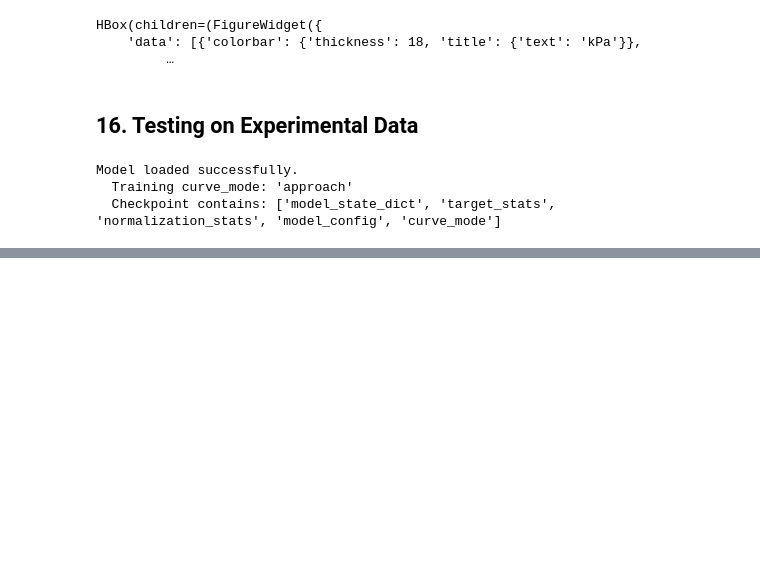
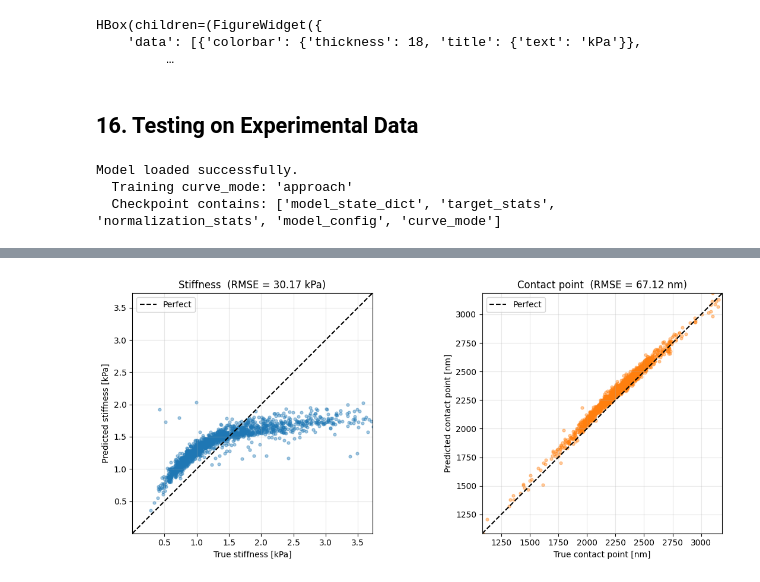
Before and after one commit to DeepTrackAI/ASAP, a Jupyter notebook: tutorial/EST/Part_3_AFM_simulation_draft_formatted.ipynb, the cells around one changed output, grey strips where cells are left out. Drawn from its saved outputs; the diff is of its cells as text; code cells hidden in the pictures; blank space fills up the shorter version.

```diff
--- a/tutorial/EST/Part_3_AFM_simulation_draft_formatted.ipynb
+++ b/tutorial/EST/Part_3_AFM_simulation_draft_formatted.ipynb
@@ -3003,0 +3562,43 @@ Saved overlay figure to: results/hertz_overlay_model_vs_file.png
+# %%
+# ── Parity plots ─────────────────────────────────────────────────────────────
+fig, axes = plt.subplots(1, 2, figsize=(12, 5))
+
+if has_ref_stiffness.any():
+    x =comparison_df_all.loc[has_ref_stiffness,"ref_stiffness_kpa"].to_numpy()
+    y =comparison_df_all.loc[has_ref_stiffness,"pred_stiffness_kpa"].to_numpy()
+    axes[0].scatter(x, y, alpha=0.4, s=12)
+    lim = [min(x.min(), y.min())/200, max(x.max(), y.max())/200]
+    axes[0].plot(lim, lim, "k--", lw=1.5, label="Perfect")
+    axes[0].set_xlim(lim)
+    axes[0].set_ylim(lim)
+    axes[0].set_aspect("equal", adjustable="box")
+    axes[0].set_xlabel("True stiffness [kPa]")
+    axes[0].set_ylabel("Predicted stiffness [kPa]")
+    axes[0].set_title(f"Stiffness  (RMSE = {stiffness_rmse_all:.2f} kPa)")
+    axes[0].grid(alpha=0.3);  axes[0].legend()
+else:
+    axes[0].set_title("Stiffness: no reference values")
+    axes[0].axis("off")
+
+if has_ref_cp.any():
+    x = comparison_df_all.loc[has_ref_cp, "ref_cp_nm"].to_numpy()
+    y = comparison_df_all.loc[has_ref_cp, "pred_cp_nm"].to_numpy()
+    axes[1].scatter(x, y, alpha=0.4, s=12, color="tab:orange")
+    lim = [min(x.min(), y.min()), max(x.max(), y.max())]
+    axes[1].plot(lim, lim, "k--", lw=1.5, label="Perfect")
+    axes[1].set_xlim(lim);  axes[1].set_ylim(lim)
+    axes[1].set_aspect("equal", adjustable="box")
+    axes[1].set_xlabel("True contact point [nm]")
+    axes[1].set_ylabel("Predicted contact point [nm]")
+    axes[1].set_title(f"Contact point  (RMSE = {cp_rmse_all:.2f} nm)")
+    axes[1].grid(alpha=0.3);  axes[1].legend()
+else:
+    axes[1].set_title("Contact point: no reference values")
+    axes[1].axis("off")
+
+plt.tight_layout()
+plt.savefig("../results/3t3_label1_parity_plots.png", \
+            dpi=150, bbox_inches="tight")
+plt.show()
+# %% [output]
+[figure, added]
```
Also changed, not shown: parts of 19 cells of this notebook.
